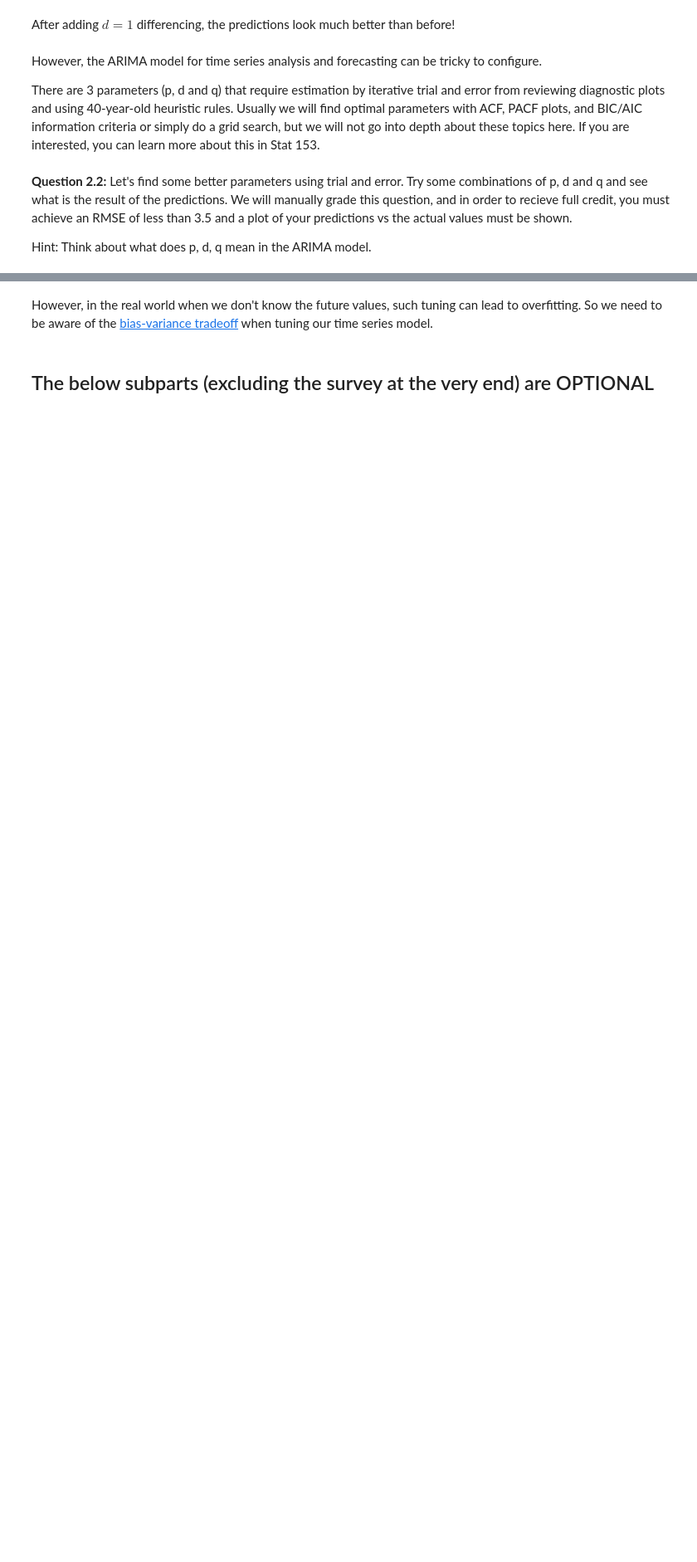
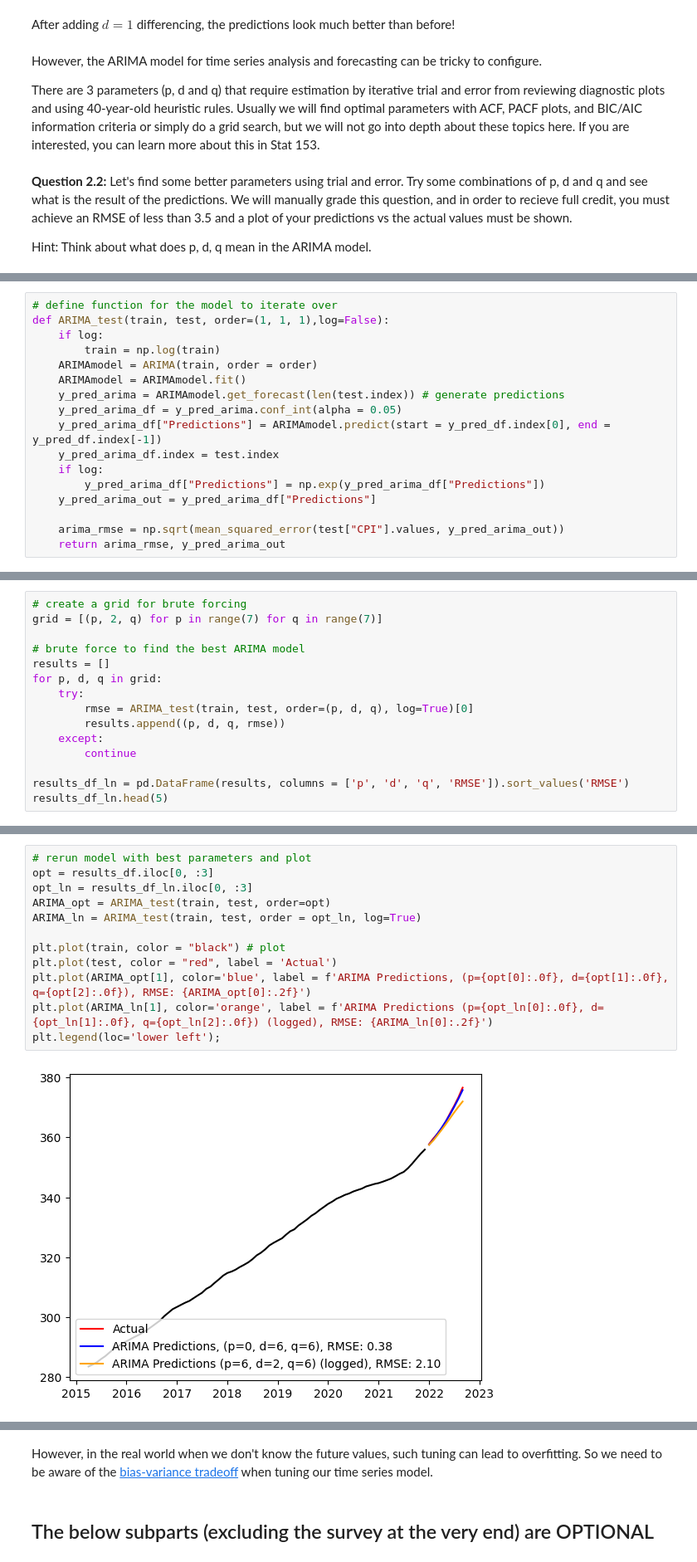
Before and after one commit to johanoelgaard/ECON148, a Jupyter notebook: lab/lab09/lab09.ipynb, the cells around one changed output, grey strips where cells are left out. Shown: that part at 83% size. Drawn from its saved outputs; the diff is of its cells as text; blank space fills up the shorter version.

```diff
--- a/lab/lab09/lab09.ipynb
+++ b/lab/lab09/lab09.ipynb
@@ -250 +335,18 @@ Hint: Think about what does p, d, q mean in the ARIMA model.
+# %%
+# define function for the model to iterate over
+def ARIMA_test(train, test, order=(1, 1, 1),log=False):
+    if log:
+        train = np.log(train)
+    ARIMAmodel = ARIMA(train, order = order)
+    ARIMAmodel = ARIMAmodel.fit()
+    y_pred_arima = ARIMAmodel.get_forecast(len(test.index)) # generate predictions
+    y_pred_arima_df = y_pred_arima.conf_int(alpha = 0.05)
+    y_pred_arima_df["Predictions"] = ARIMAmodel.predict(start = y_pred_df.index[0], end = y_pred_df.index[-1])
+    y_pred_arima_df.index = test.index
+    if log:
+        y_pred_arima_df["Predictions"] = np.exp(y_pred_arima_df["Predictions"])
+    y_pred_arima_out = y_pred_arima_df["Predictions"]
+
+    arima_rmse = np.sqrt(mean_squared_error(test["CPI"].values, y_pred_arima_out))
+    return arima_rmse, y_pred_arima_out
 # %%
@@ -268,0 +380,15 @@ plt.legend();
+# %%
+# create a grid for brute forcing
+grid = [(p, 2, q) for p in range(7) for q in range(7)]
+
+# brute force to find the best ARIMA model
+results = []
+for p, d, q in grid:
+    try:
+        rmse = ARIMA_test(train, test, order=(p, d, q), log=True)[0]
+        results.append((p, d, q, rmse))
+    except:
+        continue
+
+results_df_ln = pd.DataFrame(results, columns = ['p', 'd', 'q', 'RMSE']).sort_values('RMSE')
+results_df_ln.head(5)
@@ -268,0 +402,14 @@ plt.legend();
+# %%
+# rerun model with best parameters and plot
+opt = results_df.iloc[0, :3]
+opt_ln = results_df_ln.iloc[0, :3]
+ARIMA_opt = ARIMA_test(train, test, order=opt)
+ARIMA_ln = ARIMA_test(train, test, order = opt_ln, log=True)
+
+plt.plot(train, color = "black") # plot
+plt.plot(test, color = "red", label = 'Actual')
+plt.plot(ARIMA_opt[1], color='blue', label = f'ARIMA Predictions, (p={opt[0]:.0f}, d={opt[1]:.0f}, q={opt[2]:.0f}), RMSE: {ARIMA_opt[0]:.2f}')
+plt.plot(ARIMA_ln[1], color='orange', label = f'ARIMA Predictions (p={opt_ln[0]:.0f}, d={opt_ln[1]:.0f}, q={opt_ln[2]:.0f}) (logged), RMSE: {ARIMA_ln[0]:.2f}')
+plt.legend(loc='lower left');
+# %% [output]
+[figure, added]
```
Also changed, not shown: parts of 57 cells of this notebook, 3 other files.
